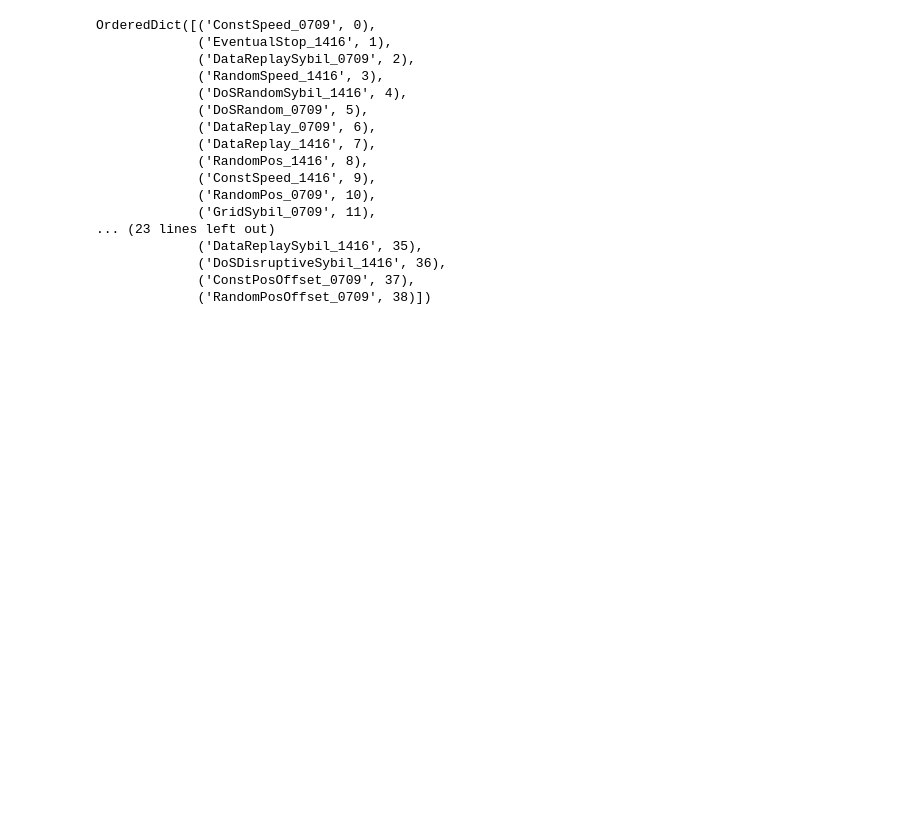
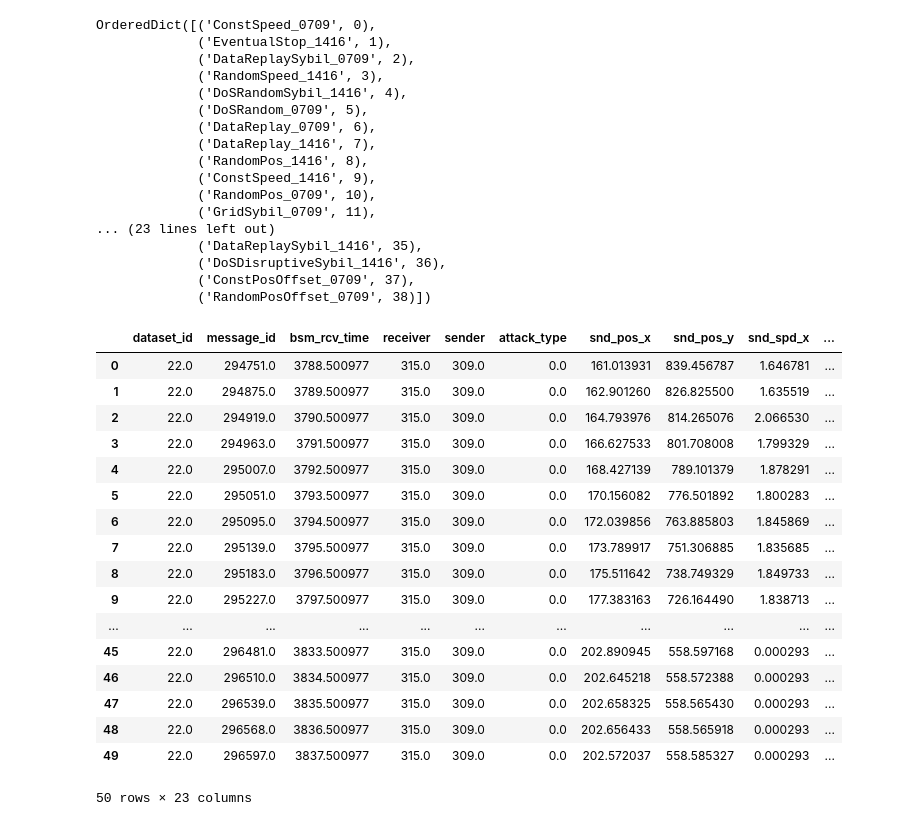
Before and after one commit to imperial-qore/TranAD, a Jupyter notebook: veremi/process-veremi.ipynb, the cells around one changed output. Cells and saved outputs as stored; diff of their text form; code cells hidden in the pictures; blank space fills up the shorter version.

```diff
--- a/veremi/process-veremi.ipynb
+++ b/veremi/process-veremi.ipynb
@@ -132,33 +132,54 @@ df = pd.DataFrame(veremi, columns=[
     'rcv_hed_x',
     'rcv_hed_y',
 ])
+
+df = df[df.dataset_id == 22][:5000000]
 # df.drop(df[df.attack_type.between(1, 9)].index, inplace=True) # drop faults (1 - 9)
 df.drop(df[df.receiver == df.sender].index, inplace=True) # drop bad registers
 
 df.sort_values(['dataset_id', 'sender', 'receiver', 'bsm_rcv_time'], inplace=True)
 df.reset_index(inplace=True, drop=True)
 
 # Calc delta_time based on the diff between the messages
 def calc_delta(x):
     return pd.Series(np.insert(np.diff(x.bsm_rcv_time), 0, 0))
 
 grouped = df[['dataset_id',
               'sender',
               'receiver',
               'bsm_rcv_time']].groupby(['dataset_id',
                                         'sender',
                                         'receiver'])
 
 indexes = grouped.size().index
 
 for k in tqdm(indexes):
     t = grouped.get_group(k)
     t = t.sort_values('bsm_rcv_time')
     delta_time = calc_delta(t)
     df.loc[t.index, 'delta_time'] = delta_time.values
 
 df.to_feather('out_veremi/veremi.feather')
 df.head(50)
+# %% [output]
+|  | dataset_id | message_id | bsm_rcv_time | receiver | sender | attack_type | snd_pos_x | snd_pos_y | snd_spd_x | ... |
+| 0 | 22.0 | 294751.0 | 3788.500977 | 315.0 | 309.0 | 0.0 | 161.013931 | 839.456787 | 1.646781 | ... |
+| 1 | 22.0 | 294875.0 | 3789.500977 | 315.0 | 309.0 | 0.0 | 162.901260 | 826.825500 | 1.635519 | ... |
+| 2 | 22.0 | 294919.0 | 3790.500977 | 315.0 | 309.0 | 0.0 | 164.793976 | 814.265076 | 2.066530 | ... |
+| 3 | 22.0 | 294963.0 | 3791.500977 | 315.0 | 309.0 | 0.0 | 166.627533 | 801.708008 | 1.799329 | ... |
+| 4 | 22.0 | 295007.0 | 3792.500977 | 315.0 | 309.0 | 0.0 | 168.427139 | 789.101379 | 1.878291 | ... |
+| 5 | 22.0 | 295051.0 | 3793.500977 | 315.0 | 309.0 | 0.0 | 170.156082 | 776.501892 | 1.800283 | ... |
+| 6 | 22.0 | 295095.0 | 3794.500977 | 315.0 | 309.0 | 0.0 | 172.039856 | 763.885803 | 1.845869 | ... |
+| 7 | 22.0 | 295139.0 | 3795.500977 | 315.0 | 309.0 | 0.0 | 173.789917 | 751.306885 | 1.835685 | ... |
+| 8 | 22.0 | 295183.0 | 3796.500977 | 315.0 | 309.0 | 0.0 | 175.511642 | 738.749329 | 1.849733 | ... |
+| 9 | 22.0 | 295227.0 | 3797.500977 | 315.0 | 309.0 | 0.0 | 177.383163 | 726.164490 | 1.838713 | ... |
+| ... | ... | ... | ... | ... | ... | ... | ... | ... | ... | ... |
+| 45 | 22.0 | 296481.0 | 3833.500977 | 315.0 | 309.0 | 0.0 | 202.890945 | 558.597168 | 0.000293 | ... |
+| 46 | 22.0 | 296510.0 | 3834.500977 | 315.0 | 309.0 | 0.0 | 202.645218 | 558.572388 | 0.000293 | ... |
+| 47 | 22.0 | 296539.0 | 3835.500977 | 315.0 | 309.0 | 0.0 | 202.658325 | 558.565430 | 0.000293 | ... |
+| 48 | 22.0 | 296568.0 | 3836.500977 | 315.0 | 309.0 | 0.0 | 202.656433 | 558.565918 | 0.000293 | ... |
+| 49 | 22.0 | 296597.0 | 3837.500977 | 315.0 | 309.0 | 0.0 | 202.572037 | 558.585327 | 0.000293 | ... |
+50 rows × 23 columns
 # %%
 df = pd.read_feather('out_veremi/veremi.feather')
 
```
Also changed, not shown: parts of 1 cell of this notebook, 3 other files.
